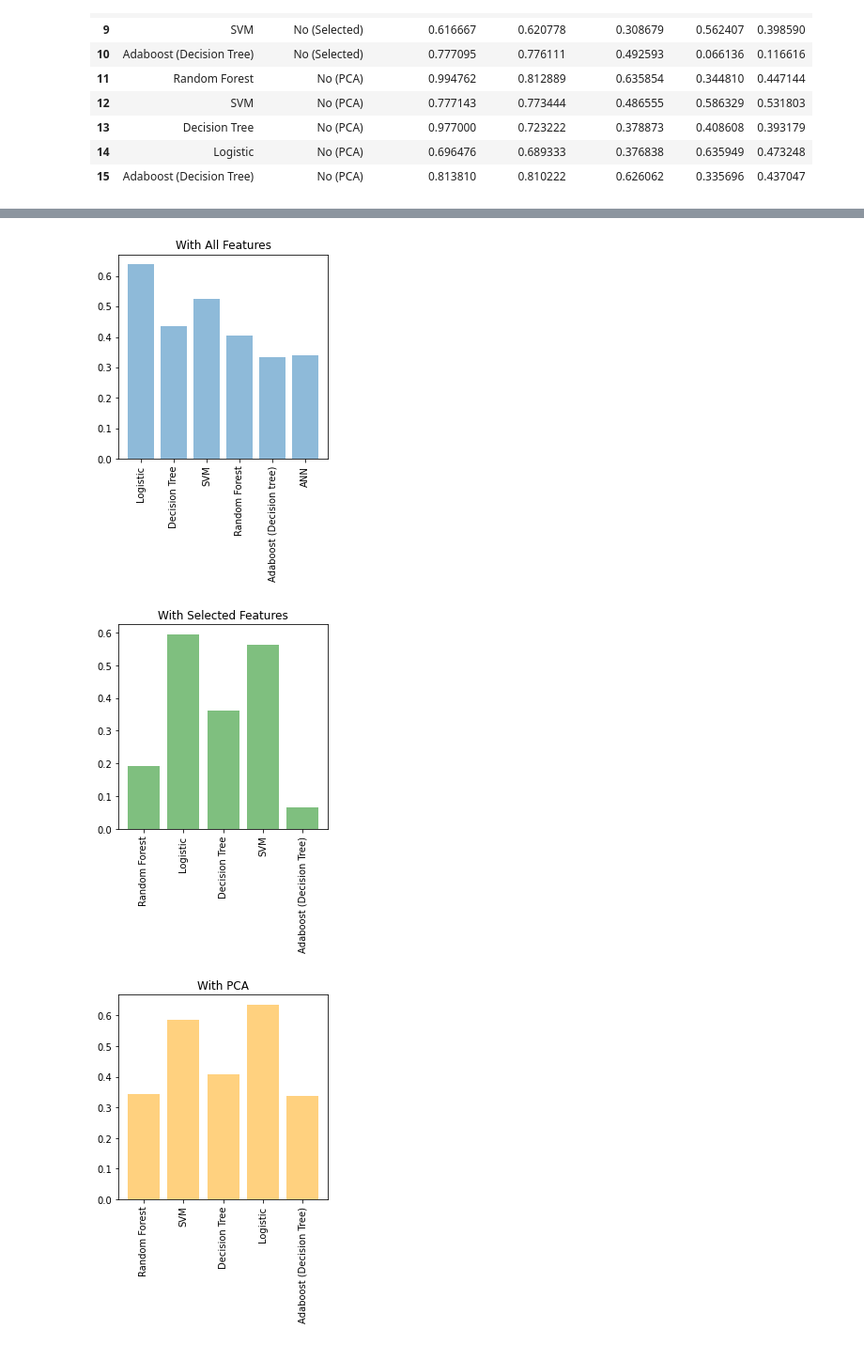
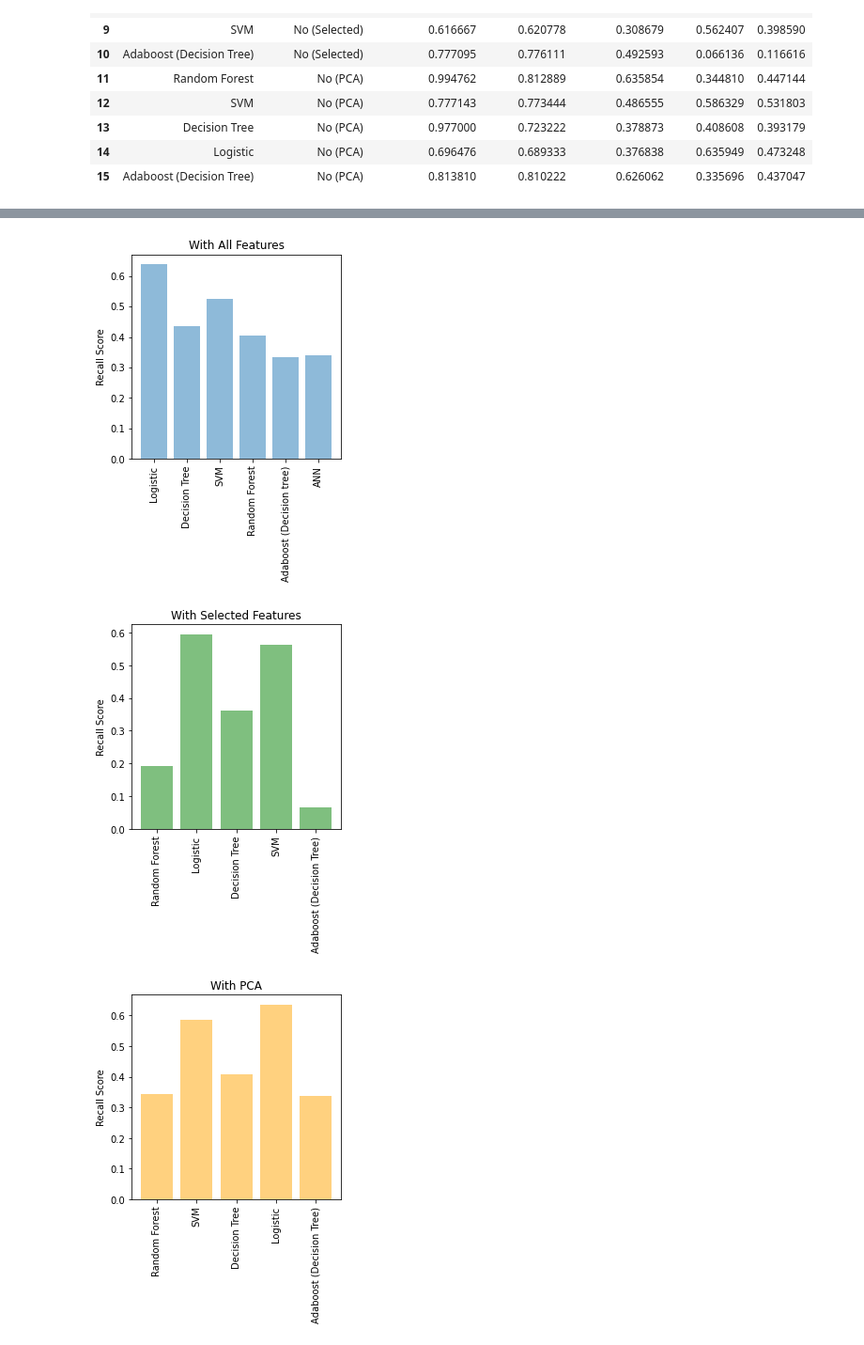
Before and after one commit to mihir70/Credit-Card-Prediction, a Jupyter notebook: Default.ipynb, the cells around one changed output, grey strips where cells are left out. Shown at 94% size. Drawn from its saved outputs; the diff is of its cells as text; code cells hidden in the pictures.

```diff
--- a/Default.ipynb
+++ b/Default.ipynb
@@ -1329,26 +1338,29 @@ plt.show()
 # %%
 fig,ax=plt.subplots()
 fig.set_size_inches(4,4)
 ax.bar(all['Name'],all['Recall Score'],alpha=0.5)
 ax.set_xticklabels(all['Name'],rotation=90)
 ax.set_title("With All Features")
+ax.set_ylabel("Recall Score")
 plt.show()
 fig,ax=plt.subplots()
 fig.set_size_inches(4,4)
 ax.bar(partial['Name'],partial['Recall Score'],alpha=0.5,color='g')
 ax.set_xticklabels(partial['Name'],rotation=90)
 ax.set_title("With Selected Features")
+ax.set_ylabel("Recall Score")
 plt.show()
 fig,ax=plt.subplots()
 fig.set_size_inches(4,4)
 ax.bar(withpca['Name'],withpca['Recall Score'],alpha=0.5,color='orange')
 ax.set_xticklabels(withpca['Name'],rotation=90)
 ax.set_title("With PCA")
+ax.set_ylabel("Recall Score")
 plt.show()
 # %% [output]
-[figure, old version]
+[figure, new version]
-[figure, old version]
+[figure, new version]
-[figure, old version]
+[figure, new version]
 # %%
 fig,ax=plt.subplots()
 fig.set_size_inches(4,4)
```
Also changed, not shown: parts of 4 cells of this notebook.
